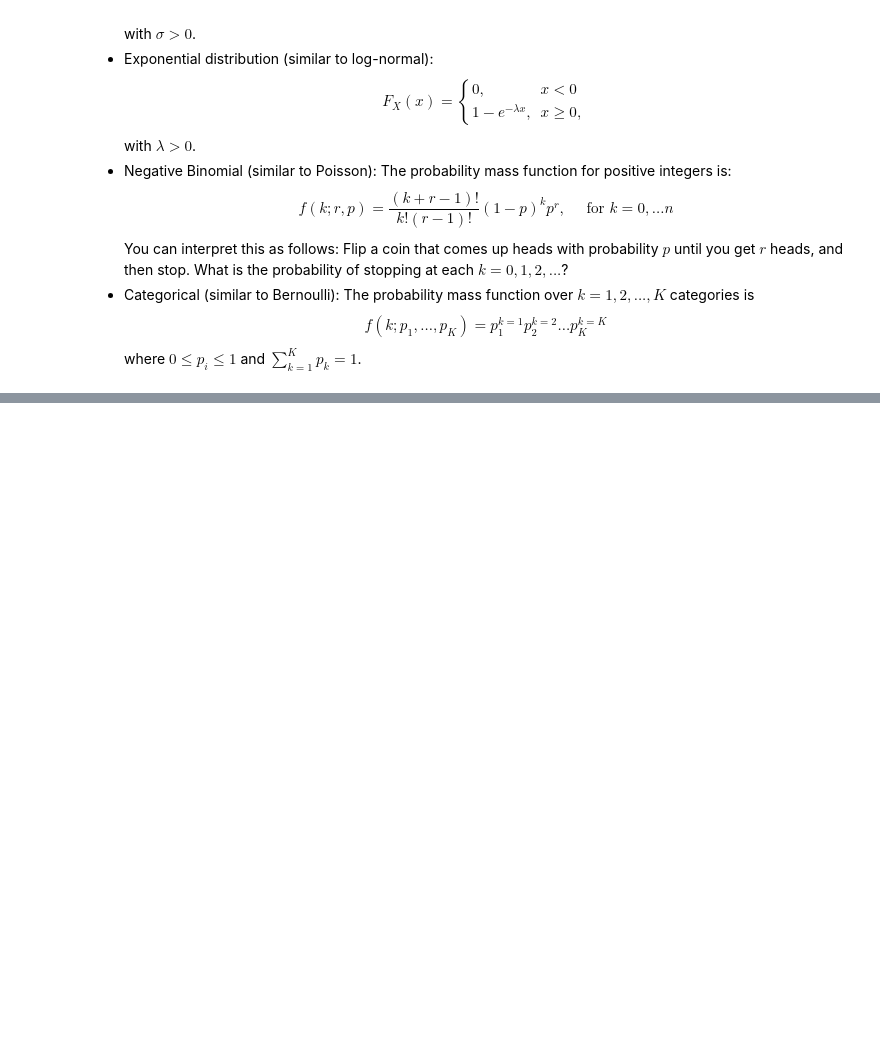
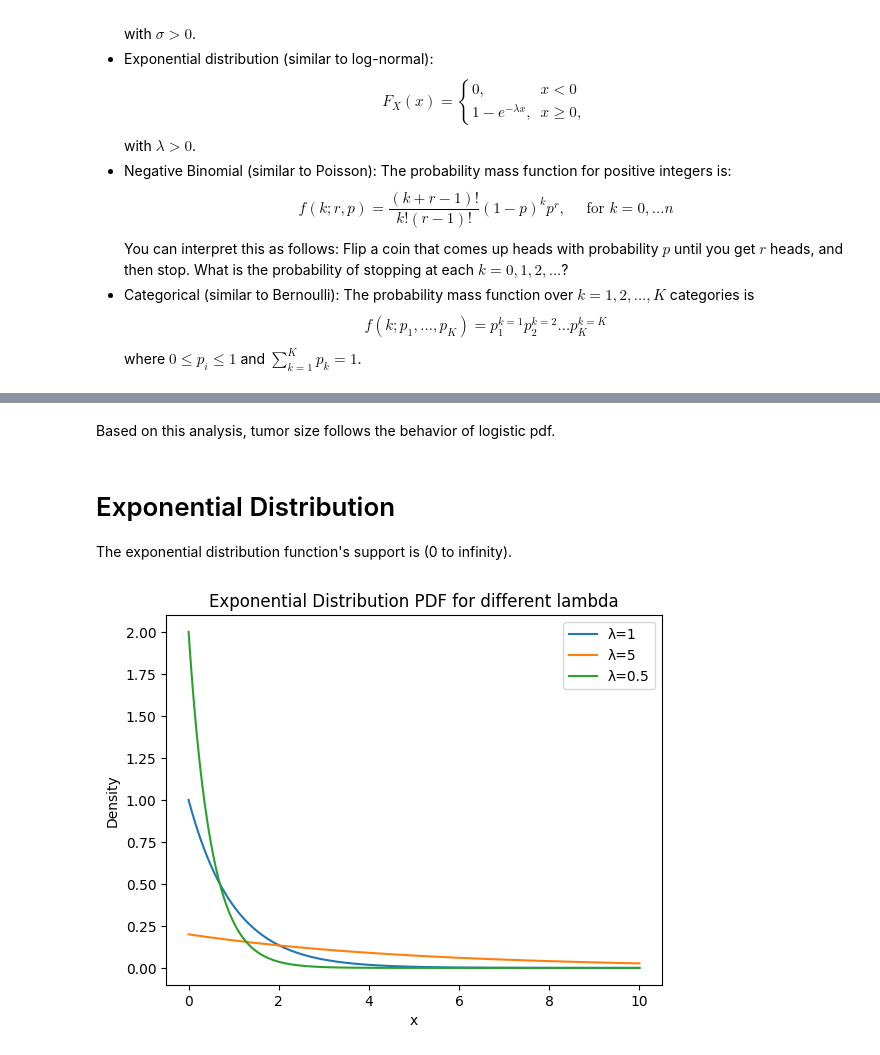
Before and after one commit to tiyeh21/MSDS_5030_Repo, a Jupyter notebook: assignment_6.ipynb, the cells around one changed output, grey strips where cells are left out. Saved outputs shown, nothing was run; the diff lists cells and outputs as text; code cells hidden in the pictures; blank space fills up the shorter version.

```diff
--- a/assignment_6.ipynb
+++ b/assignment_6.ipynb
@@ -315,0 +428,19 @@ where $0 \le p_i \le 1$ and $ \sum_{k=1}^K p_k = 1$.
+# %% [markdown]
+Based on this analysis, tumor size follows the behavior of logistic pdf.
+# %% [markdown]
+# Exponential Distribution
+The exponential distribution function's support is (0 to infinity).
+# %%
+lambdas = [1, 5, 0.5]
+x = np.linspace(0, 10, 500)
+
+for s in lambdas:
+    pdf = expon.pdf(x, loc=0, scale=s)
+    plt.plot(x, pdf, label=f'λ={s}')
+plt.title('Exponential Distribution PDF for different lambda')
+plt.ylabel('Density')
+plt.xlabel('x')
+plt.legend()
+plt.show()
+# %% [output]
+[figure, added]
```
Also changed, not shown: parts of 17 cells of this notebook.
